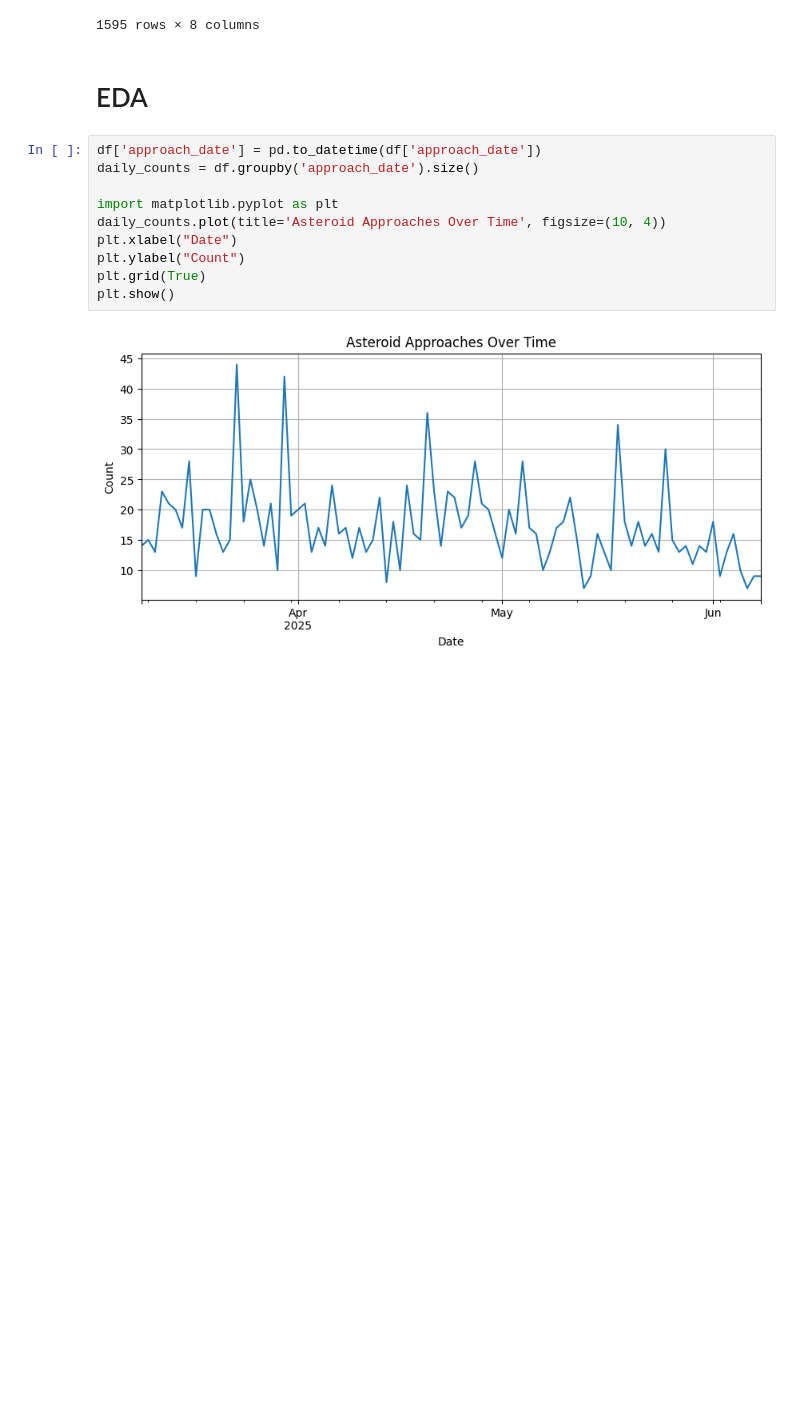
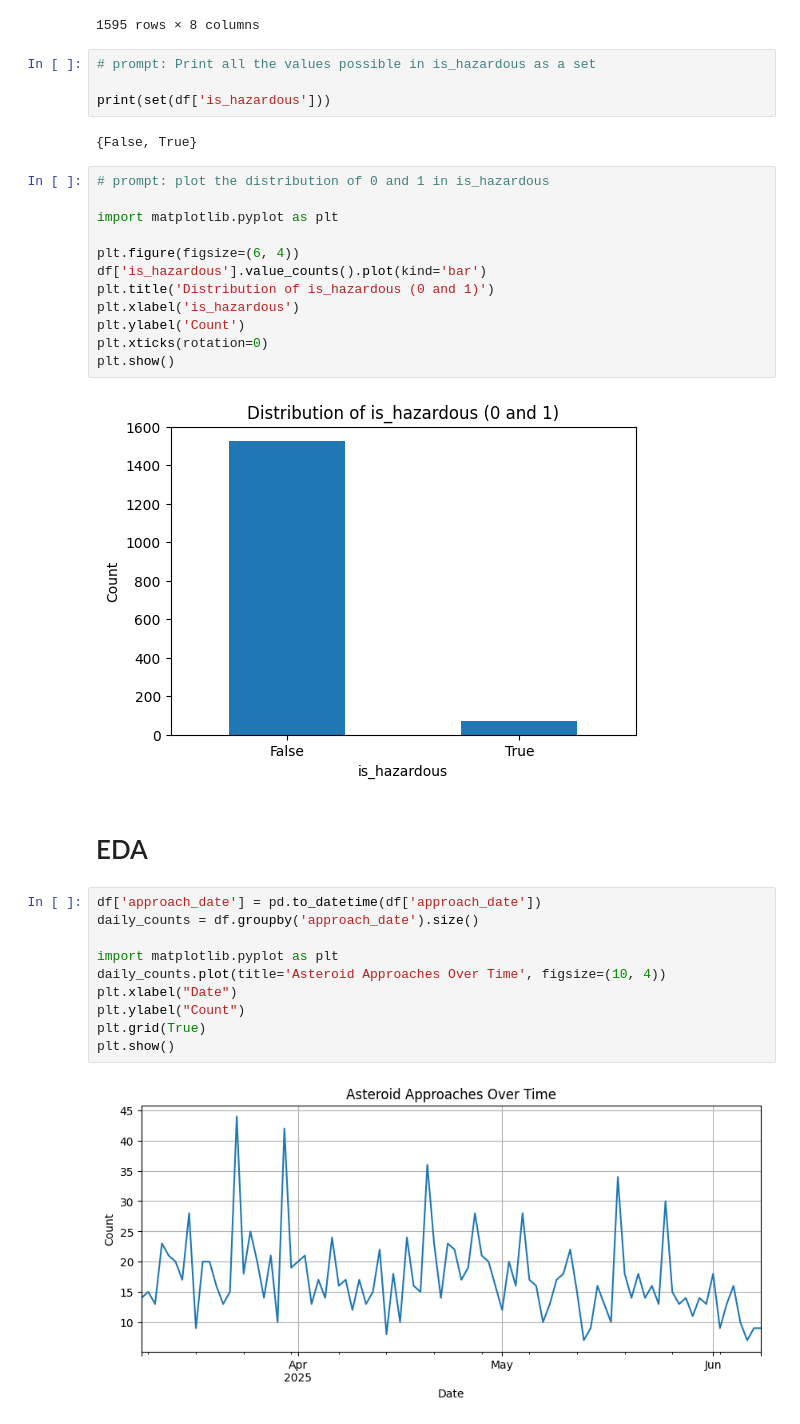
Before and after one commit to gautumsvp7/asteroid, a Jupyter notebook: asteroid.ipynb, the cells around one changed output. Cells and saved outputs as stored; diff of their text form; blank space fills up the shorter version.

```diff
--- a/asteroid.ipynb
+++ b/asteroid.ipynb
@@ -79,6 +79,26 @@ df
 | 1593 | (2025 DZ6) | 2025-03-09 | 0.059 | 35613.66 | 4999225.93 | False | Low Risk | 0 |
 | 1594 | (2025 EC2) | 2025-03-09 | 0.028 | 15741.28 | 557071.44 | False | Medium Risk | 1 |
 1595 rows × 8 columns
+# %%
+# prompt: Print all the values possible in is_hazardous as a set
+
+print(set(df['is_hazardous']))
+# %% [output]
+{False, True}
+# %%
+# prompt: plot the distribution of 0 and 1 in is_hazardous
+
+import matplotlib.pyplot as plt
+
+plt.figure(figsize=(6, 4))
+df['is_hazardous'].value_counts().plot(kind='bar')
+plt.title('Distribution of is_hazardous (0 and 1)')
+plt.xlabel('is_hazardous')
+plt.ylabel('Count')
+plt.xticks(rotation=0)
+plt.show()
+# %% [output]
+[figure, added]
 # %% [markdown]
 # EDA
 # %%
```
Also changed, not shown: parts of 14 cells of this notebook, 3 other files.
